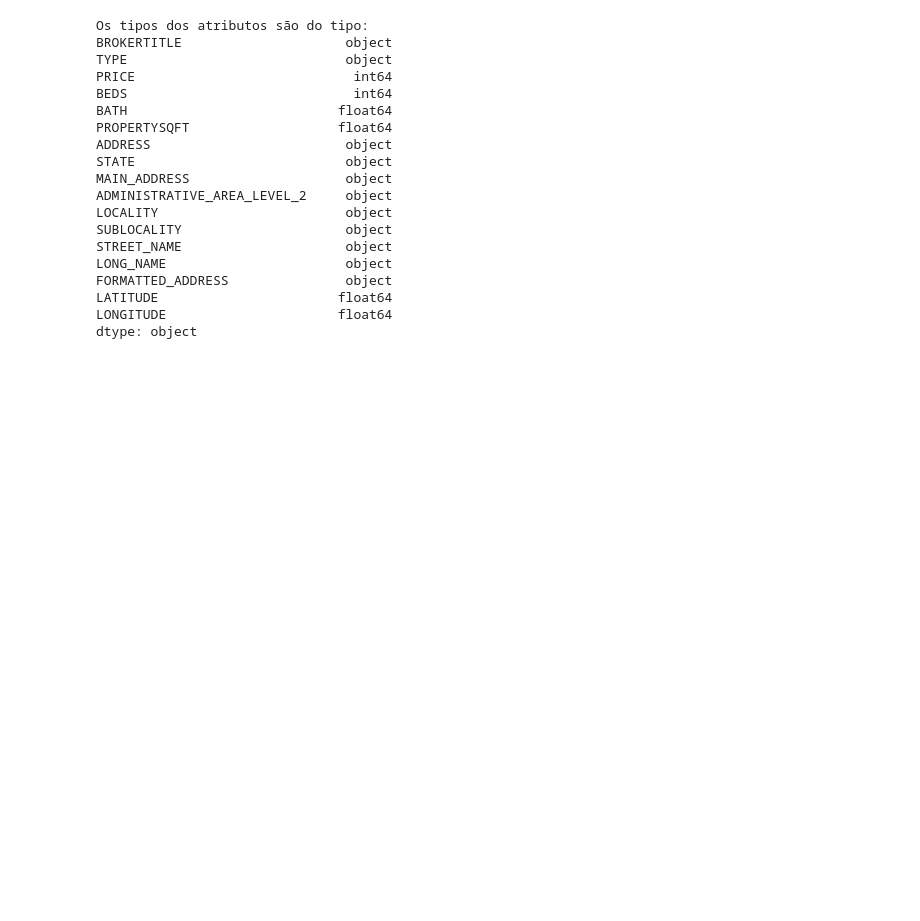
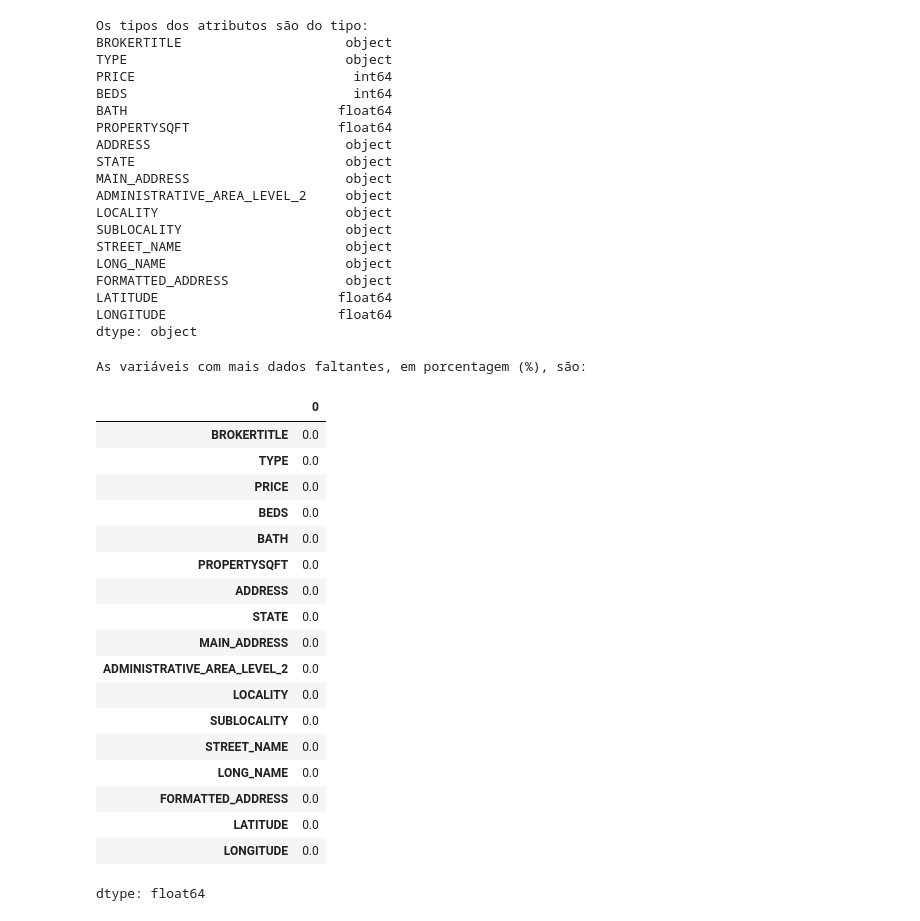
Before and after one commit to DaviSanttos/trabalho-analise-de-dados, a Jupyter notebook: mercadoimoniliario_ny_v1.ipynb, the cells around one changed output. Cells and saved outputs as stored; diff of their text form; code cells hidden in the pictures; blank space fills up the shorter version.

```diff
--- a/mercadoimoniliario_ny_v1.ipynb
+++ b/mercadoimoniliario_ny_v1.ipynb
@@ -105,3 +105,29 @@ FORMATTED_ADDRESS               object
 LATITUDE                       float64
 LONGITUDE                      float64
 dtype: object
+# %%
+# ordenar em ordem decrescente as variáveis por seus valores ausentes
+
+print(f'As variáveis com mais dados faltantes, em porcentagem (%), são:\n')
+((df.isnull().sum() / df.shape[0])*100).sort_values(ascending=False)
+# %% [output]
+As variáveis com mais dados faltantes, em porcentagem (%), são:
+|  | 0 |
+| BROKERTITLE | 0.0 |
+| TYPE | 0.0 |
+| PRICE | 0.0 |
+| BEDS | 0.0 |
+| BATH | 0.0 |
+| PROPERTYSQFT | 0.0 |
+| ADDRESS | 0.0 |
+| STATE | 0.0 |
+| MAIN_ADDRESS | 0.0 |
+| ADMINISTRATIVE_AREA_LEVEL_2 | 0.0 |
+| LOCALITY | 0.0 |
+| SUBLOCALITY | 0.0 |
+| STREET_NAME | 0.0 |
+| LONG_NAME | 0.0 |
+| FORMATTED_ADDRESS | 0.0 |
+| LATITUDE | 0.0 |
+| LONGITUDE | 0.0 |
+dtype: float64
```
Also changed, not shown: parts of 1 cell of this notebook.
